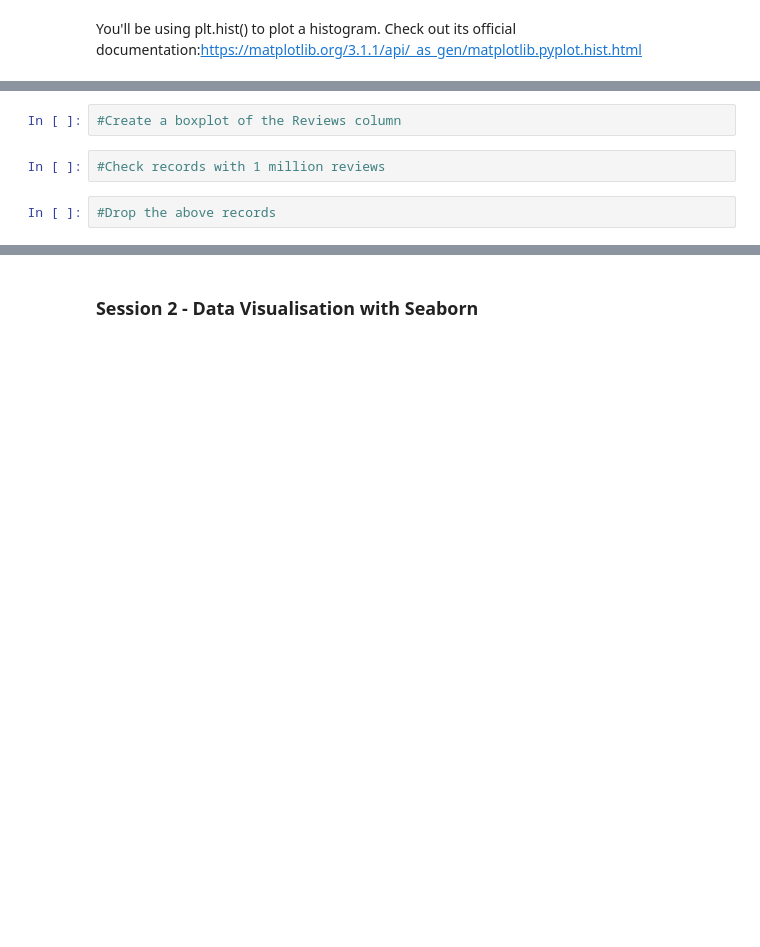
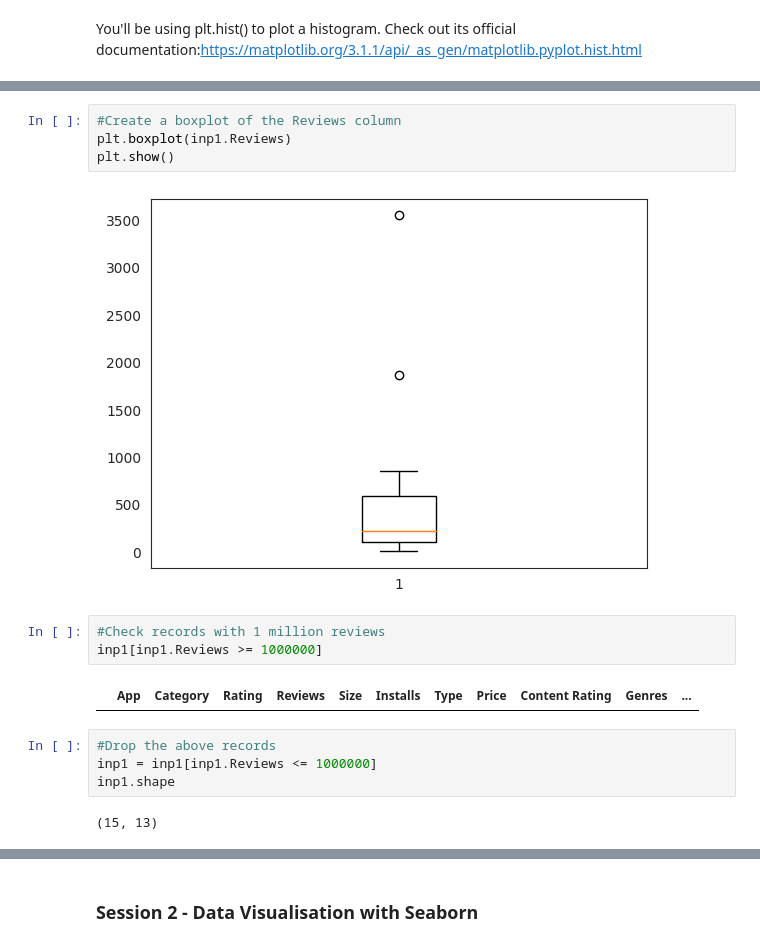
Before and after one commit to SatyaIyerRaghav/PandaPractisePrograms, a Jupyter notebook: Data_Visualisation_in_Python_Case_Study.ipynb, the cells around one changed output, grey strips where cells are left out. Cells and saved outputs as stored; diff of their text form; blank space fills up the shorter version.

```diff
--- a/Data_Visualisation_in_Python_Case_Study.ipynb
+++ b/Data_Visualisation_in_Python_Case_Study.ipynb
@@ -369,8 +576,19 @@ You'll be using plt.hist() to plot a histogram. Check out its official documenta
 # %%
 #Create a boxplot of the Reviews column
+plt.boxplot(inp1.Reviews)
+plt.show()
+# %% [output]
+[figure, added]
 # %%
 #Check records with 1 million reviews
+inp1[inp1.Reviews >= 1000000]
+# %% [output]
+|  | App | Category | Rating | Reviews | Size | Installs | Type | Price | Content Rating | Genres | ... |
 # %%
 #Drop the above records
+inp1 = inp1[inp1.Reviews <= 1000000]
+inp1.shape
+# %% [output]
+(15, 13)
 # %%
 #Question - Create a histogram again and check the peaks
```
Also changed, not shown: parts of 93 cells of this notebook.
